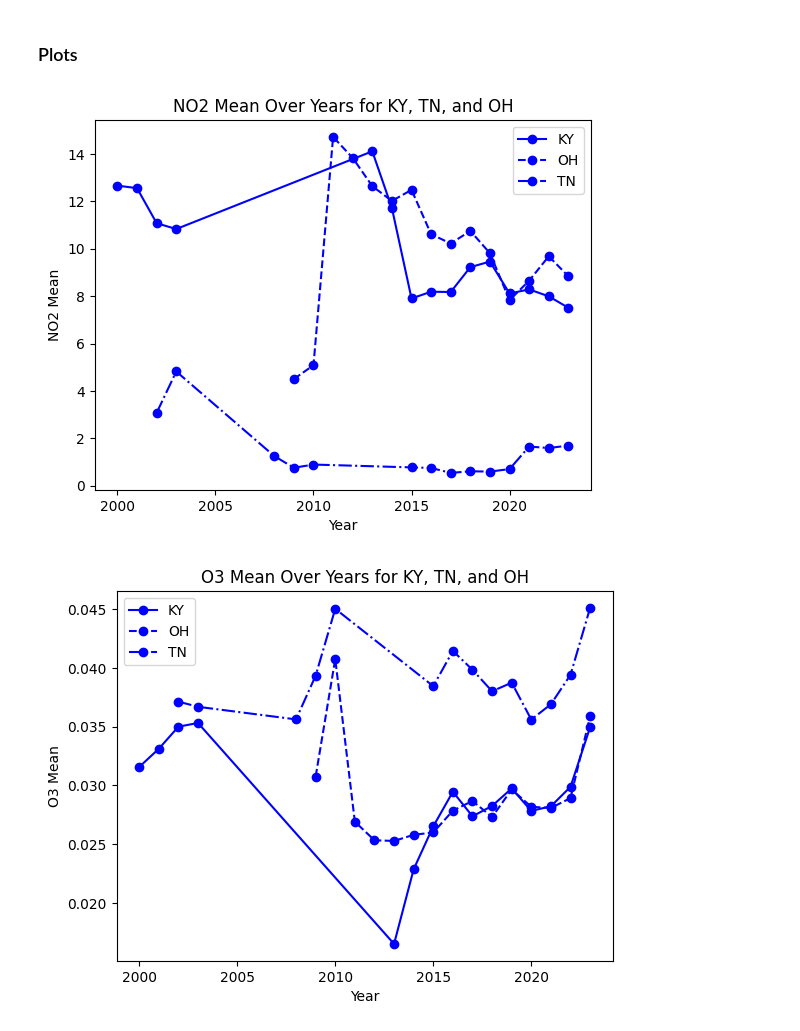
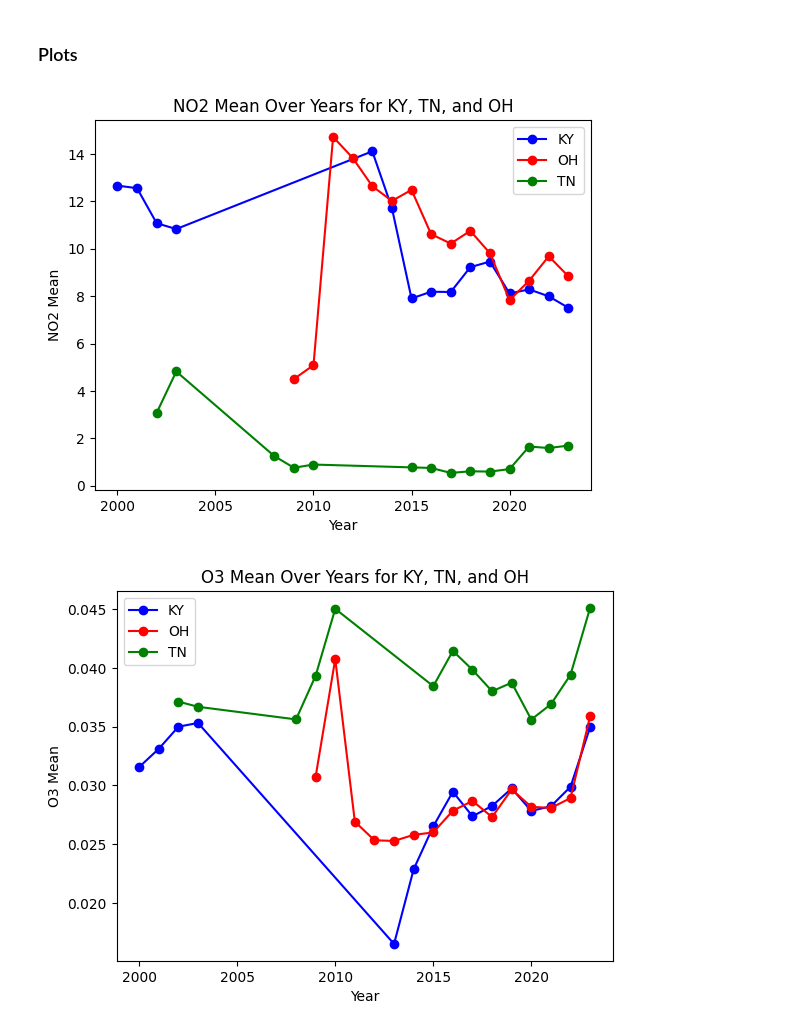
Before and after one commit to Julia-Heffner/M2-Mini-Project, a Jupyter notebook: Air_Pollution_Data_Analysis.ipynb, the cells around one changed output. Cells and saved outputs as stored; diff of their text form; code cells hidden in the pictures.

```diff
--- a/Air_Pollution_Data_Analysis.ipynb
+++ b/Air_Pollution_Data_Analysis.ipynb
@@ -163,46 +219,47 @@ df_TN = air_pollution_avg[air_pollution_avg['State'] == 'Tennessee']
 
 #Create line plot of NO2 Mean for each state
 plt.plot(df_KY['Year'], df_KY['NO2 Mean'], marker='o', linestyle='-', color='b', label='KY')
-plt.plot(df_OH['Year'], df_OH['NO2 Mean'], marker='o', linestyle='--', color='b', label='OH')
-plt.plot(df_TN['Year'], df_TN['NO2 Mean'], marker='o', linestyle='-.', color='b', label='TN')
+plt.plot(df_OH['Year'], df_OH['NO2 Mean'], marker='o', linestyle='-', color='r', label='OH')
+plt.plot(df_TN['Year'], df_TN['NO2 Mean'], marker='o', linestyle='-', color='g', label='TN')
 
 #Add labels and title
 plt.title('NO2 Mean Over Years for KY, TN, and OH')
 plt.xlabel('Year')
 plt.ylabel('NO2 Mean')
 
+
 #Add legend
 plt.legend()
 
 #Show the plot
 plt.show()
 # %% [output]
-[figure, old version]
+[figure, new version]
 # %%
 #O3 Mean Line Plot over the years for KY, TN, OH
 
 #filter data for each state
 df_KY = air_pollution_avg[air_pollution_avg['State'] == 'Kentucky']
 df_OH = air_pollution_avg[air_pollution_avg['State'] == 'Ohio']
 df_TN = air_pollution_avg[air_pollution_avg['State'] == 'Tennessee']
 
 #Create line plot of O3 Mean for each state
 plt.plot(df_KY['Year'], df_KY['O3 Mean'], marker='o', linestyle='-', color='b', label='KY')
-plt.plot(df_OH['Year'], df_OH['O3 Mean'], marker='o', linestyle='--', color='b', label='OH')
-plt.plot(df_TN['Year'], df_TN['O3 Mean'], marker='o', linestyle='-.', color='b', label='TN')
+plt.plot(df_OH['Year'], df_OH['O3 Mean'], marker='o', linestyle='-', color='r', label='OH')
+plt.plot(df_TN['Year'], df_TN['O3 Mean'], marker='o', linestyle='-', color='g', label='TN')
 
 #Add labels and title
 plt.title('O3 Mean Over Years for KY, TN, and OH')
 plt.xlabel('Year')
 plt.ylabel('O3 Mean')
 
 #Add legend
 plt.legend()
 
 #Show the plot
 plt.show()
 # %% [output]
-[figure, old version]
+[figure, new version]
 # %%
 #CO Mean Line Plot over the years for KY, TN, OH
 
```
Also changed, not shown: parts of 15 cells of this notebook.
